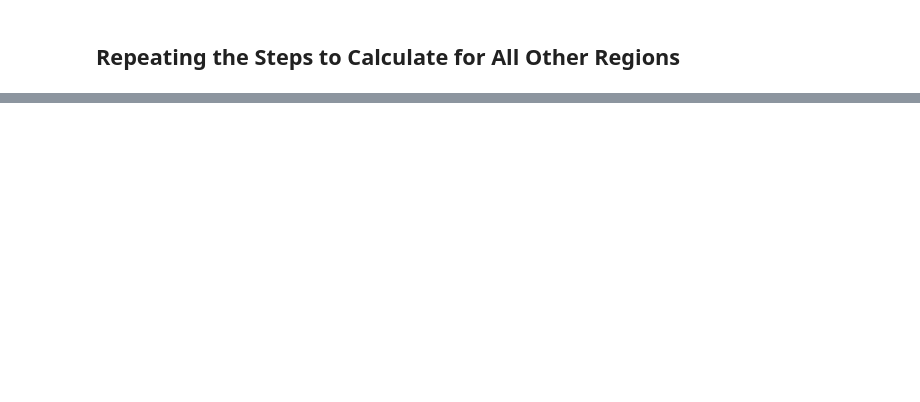
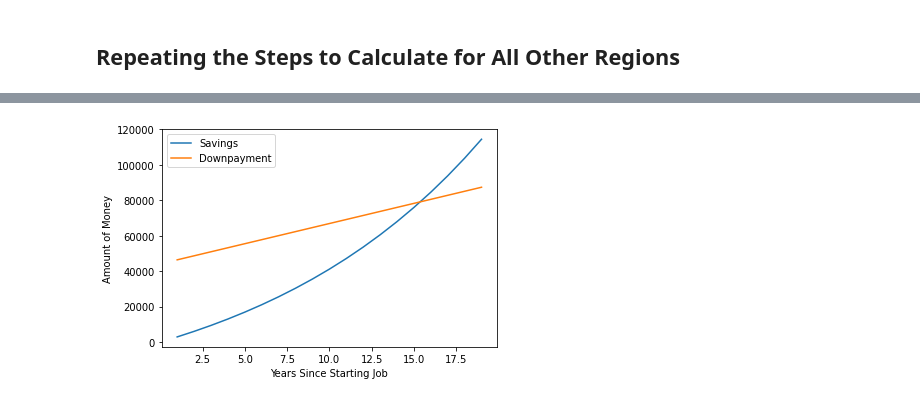
Before and after one commit to tengznaim/house-purchase-analysis, a Jupyter notebook: analysis.ipynb, the cells around one changed output, grey strips where cells are left out. Drawn from its saved outputs; the diff is of its cells as text; code cells hidden in the pictures; blank space fills up the shorter version.

```diff
--- a/analysis.ipynb
+++ b/analysis.ipynb
@@ -192,0 +219,17 @@ all_equations
+# %%
+n = sympy.Symbol("n")
+savings_exp = (2424*0.1*12*(1.075**n-1))/(0.075)
+downpayment_exp = 0.1*(22764.18181818*(12+n) + 168140.13181818)
+
+i = 1
+while True:
+    lhs = savings_exp.subs(n,i)
+    rhs = downpayment_exp.subs(n,i)
+
+    if lhs >= rhs:
+        break
+
+    i += 1
+
+print(f"With 10% savings, the graduate will have RM{savings_exp.subs(n,i)} after {i} years since 2021.")
+print(f"Downpayment would cost RM{downpayment_exp.subs(n,i)} after {i} years since 2021.")
@@ -192,0 +242,15 @@ all_equations
+# %%
+x_val = [i for i in range(1,20)]
+
+savings_vals = [(2424*0.1*12*((1.075**i)-1))/(0.075) for i in x_val]
+downpayment_vals = [0.1*(22764.18181818*(12+i) + 168140.13181818) for i in x_val]
+
+plt.plot(x_val, savings_vals, label="Savings")
+plt.plot(x_val, downpayment_vals, label="Downpayment")
+
+plt.ylabel("Amount of Money")
+plt.xlabel("Years Since Starting Job")
+plt.legend()
+plt.show()
+# %% [output]
+[figure, added]
```
Also changed, not shown: parts of 10 cells of this notebook, 2 other files.
